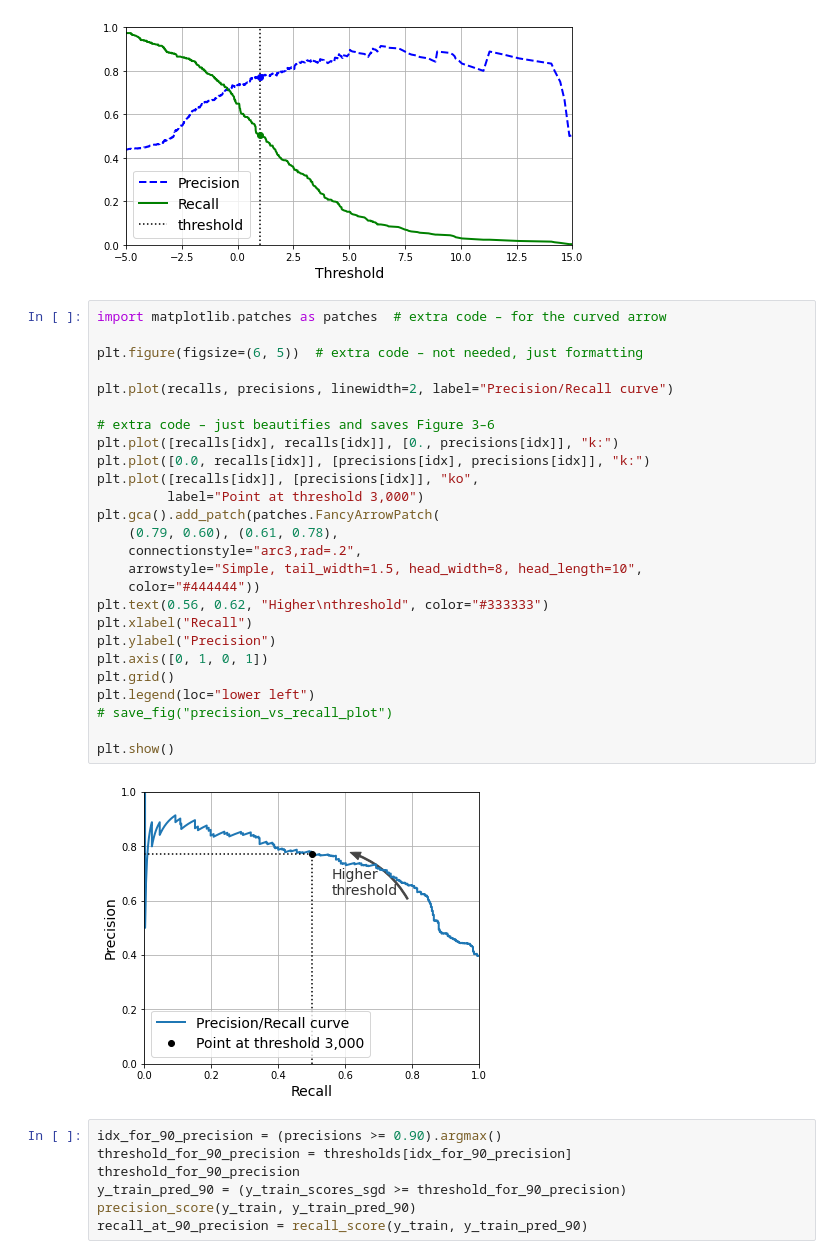
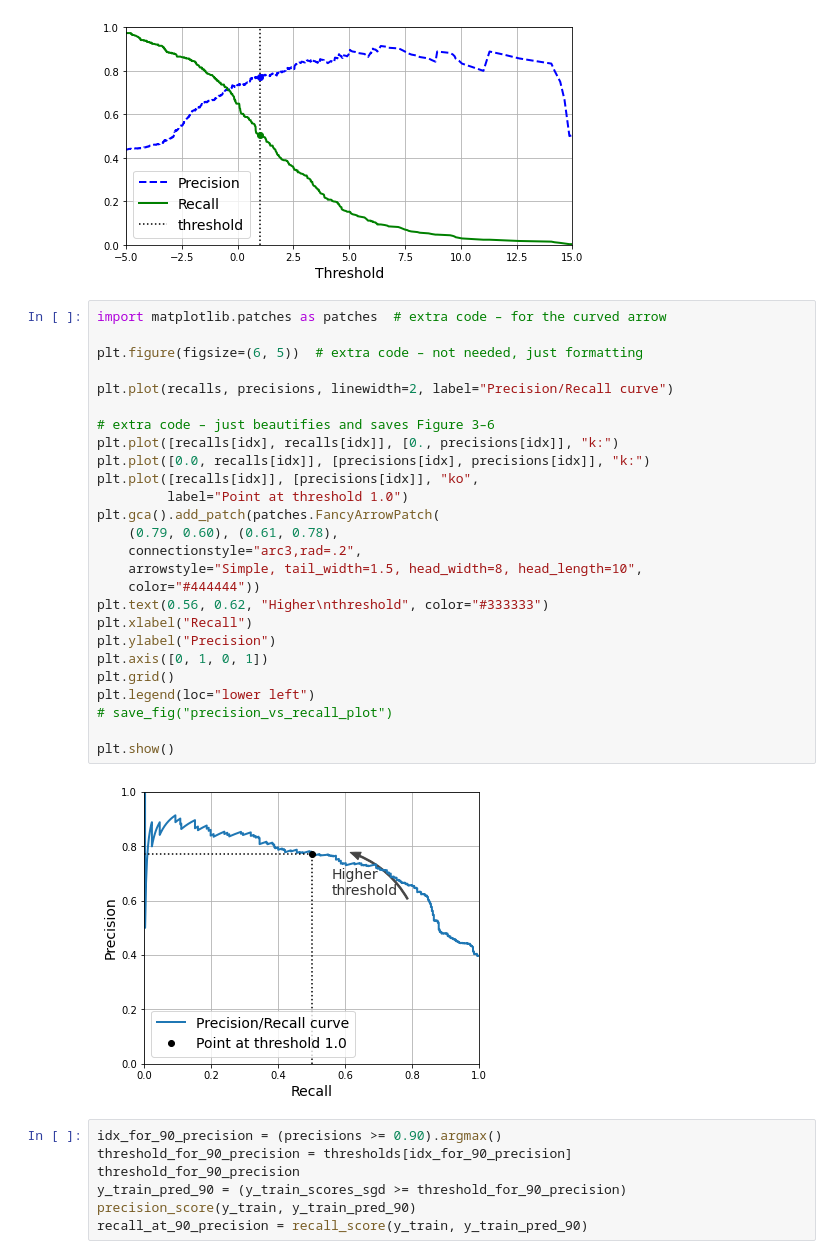
Before and after one commit to lupiel/kaggle-titanic-ml, a Jupyter notebook: ml-notebook.ipynb, the cells around one changed output. Cells and saved outputs as stored; diff of their text form.

```diff
--- a/ml-notebook.ipynb
+++ b/ml-notebook.ipynb
@@ -318,31 +320,31 @@ plt.show()
 # %%
 import matplotlib.patches as patches  # extra code – for the curved arrow
 
 plt.figure(figsize=(6, 5))  # extra code – not needed, just formatting
 
 plt.plot(recalls, precisions, linewidth=2, label="Precision/Recall curve")
 
 # extra code – just beautifies and saves Figure 3–6
 plt.plot([recalls[idx], recalls[idx]], [0., precisions[idx]], "k:")
 plt.plot([0.0, recalls[idx]], [precisions[idx], precisions[idx]], "k:")
 plt.plot([recalls[idx]], [precisions[idx]], "ko",
-         label="Point at threshold 3,000")
+         label="Point at threshold 1.0")
 plt.gca().add_patch(patches.FancyArrowPatch(
     (0.79, 0.60), (0.61, 0.78),
     connectionstyle="arc3,rad=.2",
     arrowstyle="Simple, tail_width=1.5, head_width=8, head_length=10",
     color="#444444"))
 plt.text(0.56, 0.62, "Higher\nthreshold", color="#333333")
 plt.xlabel("Recall")
 plt.ylabel("Precision")
 plt.axis([0, 1, 0, 1])
 plt.grid()
 plt.legend(loc="lower left")
 # save_fig("precision_vs_recall_plot")
 
 plt.show()
 # %% [output]
-[figure, old version]
+[figure, new version]
 # %%
 idx_for_90_precision = (precisions >= 0.90).argmax()
 threshold_for_90_precision = thresholds[idx_for_90_precision]
```
Also changed, not shown: parts of 6 cells of this notebook.
